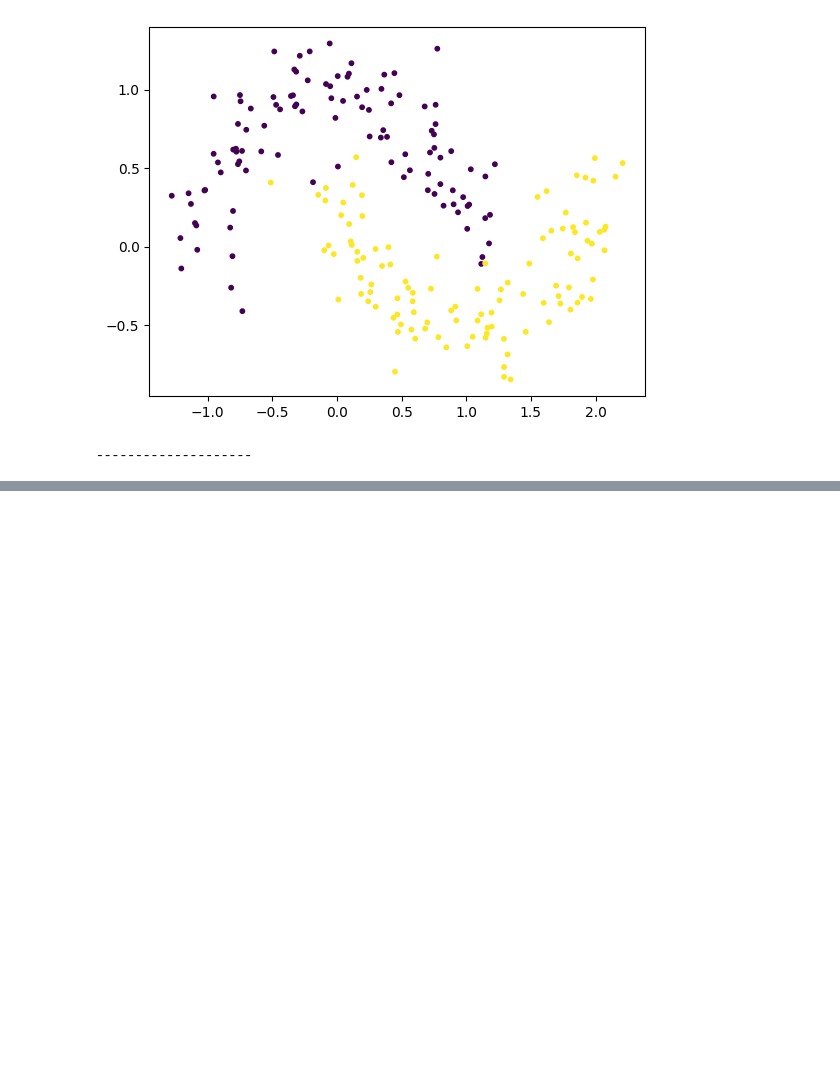
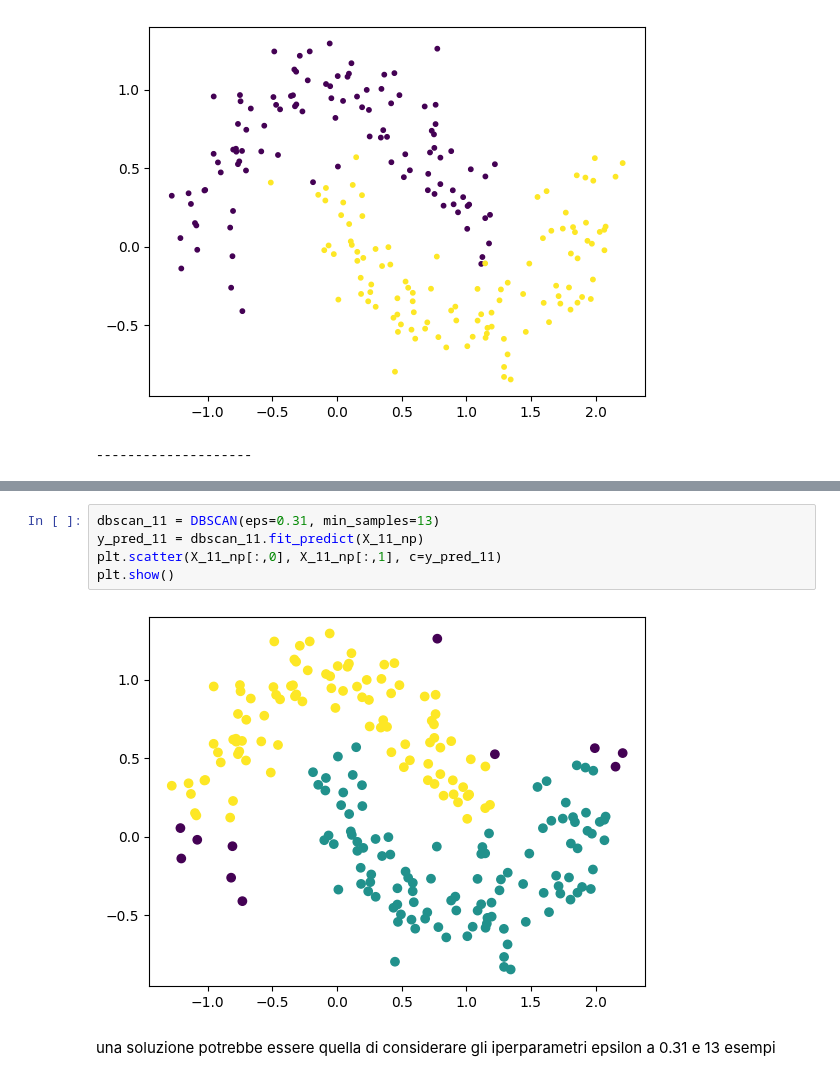
Before and after one commit to davidMarabottini/studio_data_science, a Jupyter notebook: 08-apprendimento-non-supervisionato-clustering/60-dbscan.ipynb, the cells around one changed output, grey strips where cells are left out. Saved outputs shown, nothing was run; the diff lists cells and outputs as text; blank space fills up the shorter version.

```diff
--- a/08-apprendimento-non-supervisionato-clustering/60-dbscan.ipynb
+++ b/08-apprendimento-non-supervisionato-clustering/60-dbscan.ipynb
@@ -134,0 +233,9 @@ ari_score: 0.0021604213709075625, ami_score: 0.08538529862840692
+# %%
+dbscan_11 = DBSCAN(eps=0.31, min_samples=13)
+y_pred_11 = dbscan_11.fit_predict(X_11_np)
+plt.scatter(X_11_np[:,0], X_11_np[:,1], c=y_pred_11)
+plt.show()
+# %% [output]
+[figure, added]
+# %% [markdown]
+una soluzione potrebbe essere quella di considerare gli iperparametri epsilon a 0.31 e 13 esempi
```
Also changed, not shown: parts of 27 cells of this notebook.
